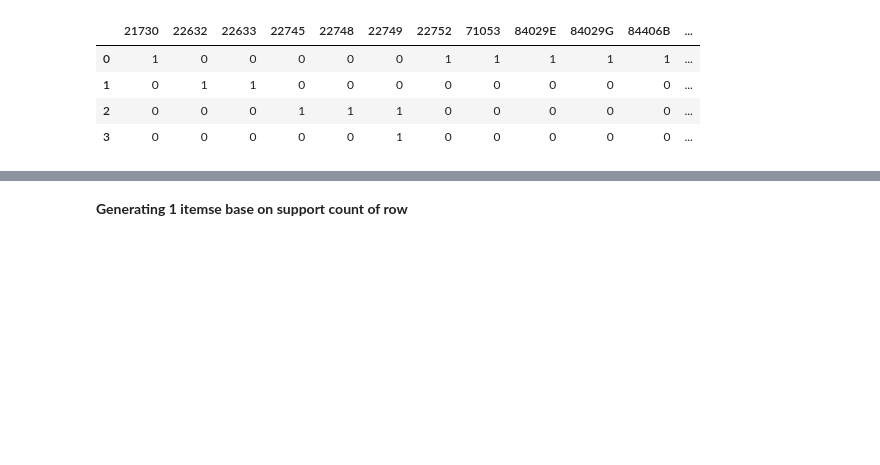
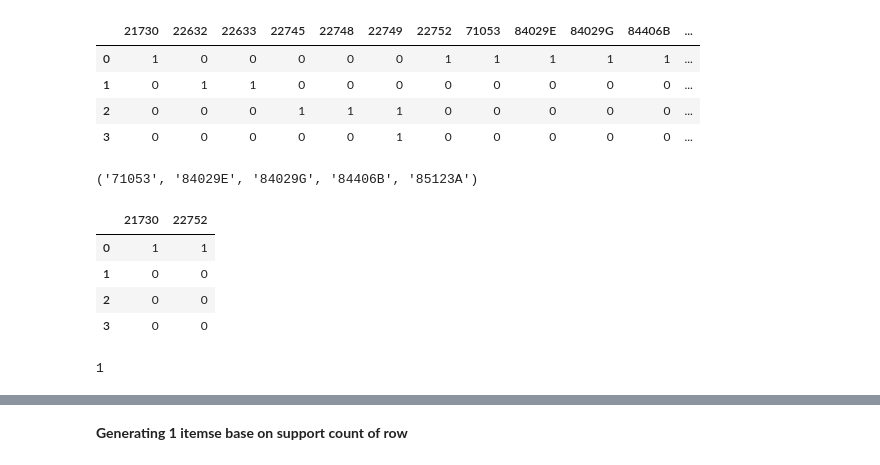
Before and after one commit to khysokhornrupp/RUPP-Apriori-, a Jupyter notebook: clean_apriori.ipynb, the cells around one changed output, grey strips where cells are left out. Drawn from its saved outputs; the diff is of its cells as text; code cells hidden in the pictures; blank space fills up the shorter version.

```diff
--- a/clean_apriori.ipynb
+++ b/clean_apriori.ipynb
@@ -41,4 +42,5 @@ item_sets = (
     .sum().unstack().reset_index().fillna(0)
     .set_index("InvoiceNo")
 )
-item_sets
+# item_sets = item_sets.iloc[:, :10]
+item_sets = item_sets.head(1000)
@@ -85,7 +77,8 @@ def rc(item_np):
         item_rc.append(values)
     return item_rc
 # %%
-df_rc =  pd.DataFrame(np.array(rc(item_sets.values)))
+rc_np = np.array(rc(item_sets.values))
+df_rc =  pd.DataFrame(rc_np)
 columns = list(item_sets.columns)
 columns.append("RC")
 df_rc.set_axis(columns, inplace=True  , axis=1 )
@@ -113,0 +129,16 @@ def count_ocurence(itemset, Tranctions):
+# %%
+'71053', '84029E', '84029G', '84406B','85123A'
+# %% [output]
+('71053', '84029E', '84029G', '84406B', '85123A')
+# %%
+df_rc[['21730', '22752', ]]
+# %% [output]
+|  | 21730 | 22752 |
+| 0 | 1 | 1 |
+| 1 | 0 | 0 |
+| 2 | 0 | 0 |
+| 3 | 0 | 0 |
+# %%
+support_k_itemst(df_rc[['21730', '22752','84029G' ]].values)
+# %% [output]
+1
```
Also changed, not shown: parts of 51 cells of this notebook, 7 other files.
